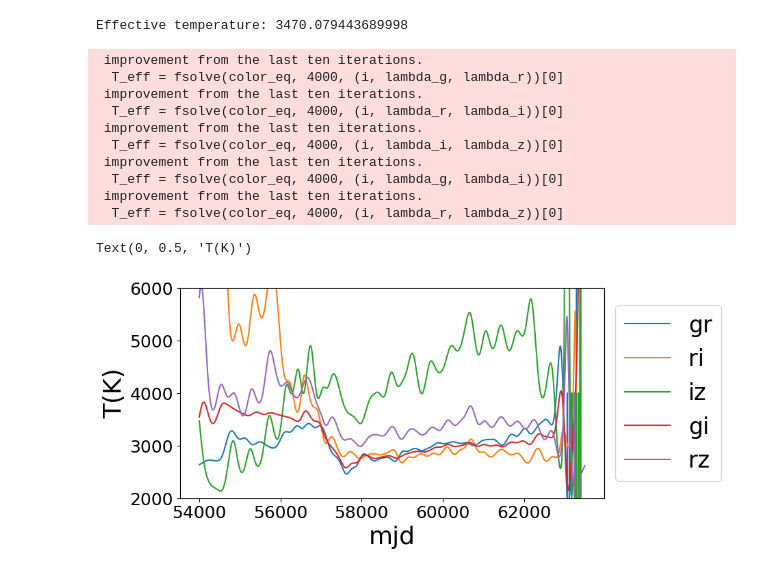
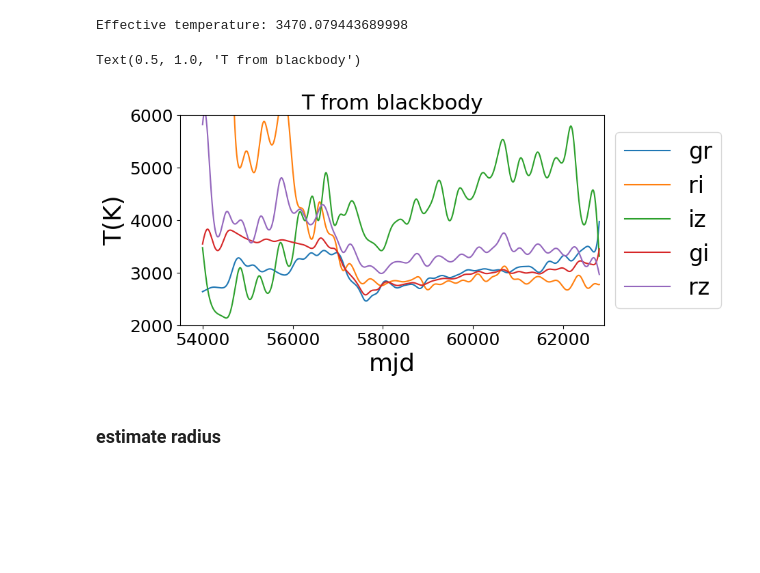
Before and after one commit to xiaolng/EtaCarEchoes, a Jupyter notebook: old_vers1/color_to_Teff.ipynb, the cells around one changed output. Drawn from its saved outputs; the diff is of its cells as text; code cells hidden in the pictures; blank space fills up the shorter version.

Commit message:
add color_to_Teff

```diff
--- a/old_vers1/color_to_Teff.ipynb
+++ b/old_vers1/color_to_Teff.ipynb
@@ -110,7 +110,8 @@ LCm2_r.loc[working_inds_r,'AB_mag_err'] = np.array(mag_err_r)
 LCm2_z.loc[working_inds_z,'AB_mag'] = np.array(mag_z)
 LCm2_z.loc[working_inds_z,'AB_mag_err'] = np.array(mag_err_z)
 # %%
-t_ran = np.arange(54000, 63500)
+#t_ran = np.arange(54000, 63500)
+t_ran = np.arange(54000, 62800)
 
 i_new = splev(t_ran, splrep(LCm2_i.loc[working_inds_i,'mjd'], LCm2_i.loc[working_inds_i,'AB_mag'], k=1))
 # i_new_err = splev(t_ran, splrep(LCm2_i.loc[working_inds_i,'mjd'], LCm2_i.loc[working_inds_i,'AB_mag_err'], k=1))
@@ -506,42 +508,37 @@ plt.plot(t_ran, teff, label='iz')
 
 plt.ylim([2000, 6000])
 
 #-----------------
 
 teff = []
 for i in color_gi:
     T_eff = fsolve(color_eq, 4000, (i, lambda_g, lambda_i))[0]
     teff.append(T_eff)
 
 plt.plot(t_ran, teff, label='gi')
 
 
 # -----------------------------
 teff = []
 for i in color_rz:
     T_eff = fsolve(color_eq, 4000, (i, lambda_r, lambda_z))[0]
     teff.append(T_eff)
 
 plt.plot(t_ran, teff, label='rz')
 
 
 # ---------------------
+plt.xlim([53500, 57430 + 15*365])
 
 plt.legend(loc='center left', bbox_to_anchor=(1, 0.5))
 
 plt.xlabel('mjd')
 
 plt.ylabel('T(K)')
+
+plt.title('T from blackbody', fontsize=22)
 # %% [output]
- improvement from the last ten iterations.
-  T_eff = fsolve(color_eq, 4000, (i, lambda_g, lambda_r))[0]
- improvement from the last ten iterations.
-  T_eff = fsolve(color_eq, 4000, (i, lambda_r, lambda_i))[0]
- improvement from the last ten iterations.
-  T_eff = fsolve(color_eq, 4000, (i, lambda_i, lambda_z))[0]
- improvement from the last ten iterations.
-  T_eff = fsolve(color_eq, 4000, (i, lambda_g, lambda_i))[0]
- improvement from the last ten iterations.
-  T_eff = fsolve(color_eq, 4000, (i, lambda_r, lambda_z))[0]
+Text(0.5, 1.0, 'T from blackbody')
-Text(0, 0.5, 'T(K)')
-[figure, old version]
+[figure, new version]
+# %% [markdown]
+### estimate radius
```
Also changed, not shown: parts of 21 cells of this notebook.
